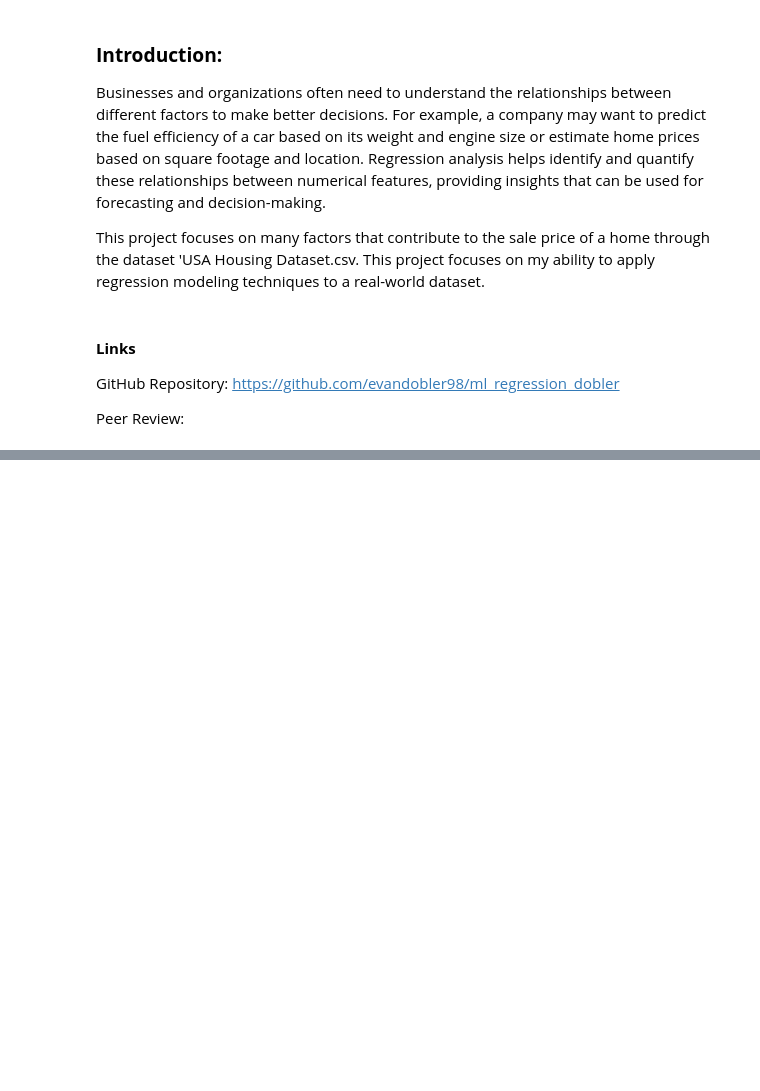
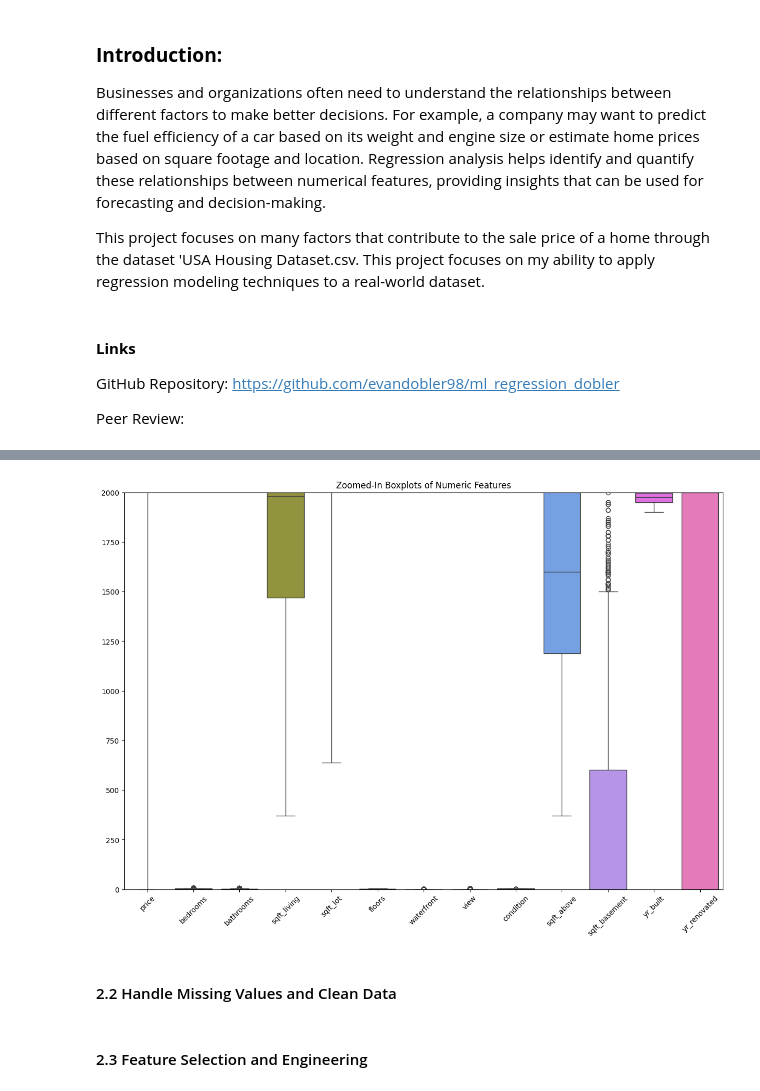
Before and after one commit to evandobler98/ml_regression_dobler, a Jupyter notebook: regression_dobler.ipynb, the cells around one changed output, grey strips where cells are left out. Drawn from its saved outputs; the diff is of its cells as text; code cells hidden in the pictures; blank space fills up the shorter version.

```diff
--- a/regression_dobler.ipynb
+++ b/regression_dobler.ipynb
@@ -41,0 +117,14 @@ from sklearn.metrics import (
+# %%
+plt.figure(figsize=(15, 10))
+sns.boxplot(data=df.select_dtypes(include=['float64', 'int64']))
+plt.xticks(rotation=45)
+plt.title("Zoomed-In Boxplots of Numeric Features")
+
+# Set y-axis limits to zoom in (adjust as needed)
+plt.ylim(0, 2000)  # Example range—tweak based on what you see
+
+plt.show()
+# %% [output]
+[figure, added]
+# %% [markdown]
+####  2.2 Handle Missing Values and Clean Data
@@ -41,0 +143,2 @@ from sklearn.metrics import (
+# %% [markdown]
+#### 2.3 Feature Selection and Engineering
```
Also changed, not shown: parts of 49 cells of this notebook, 2 other files.
